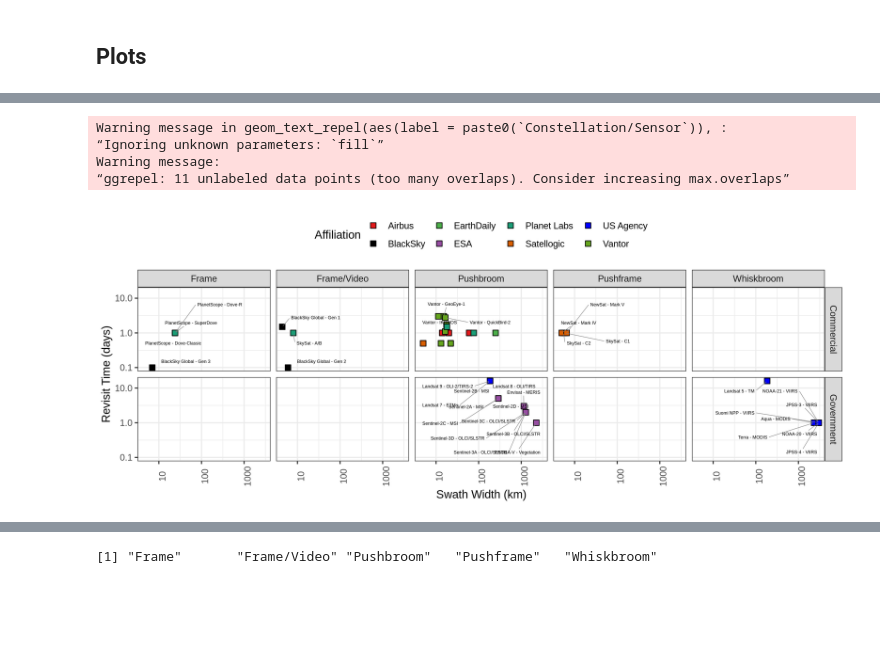
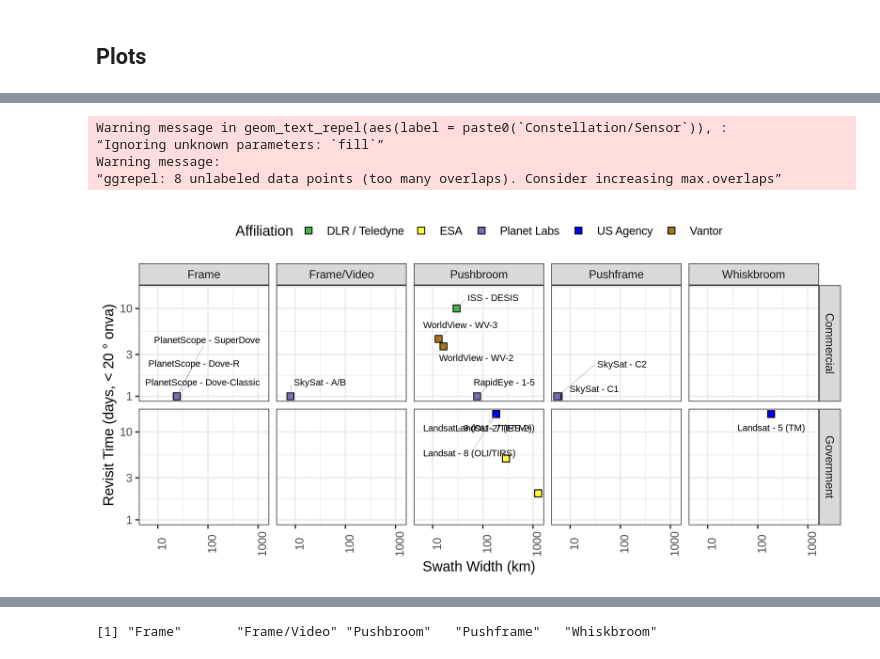
Before and after one commit to pahbs/csda_summaries, a Jupyter notebook: notebooks/csda_specs_multispec_smry.ipynb, the cells around one changed output, grey strips where cells are left out. Cells and saved outputs as stored; diff of their text form; code cells hidden in the pictures; blank space fills up the shorter version.

```diff
--- a/notebooks/csda_specs_multispec_smry.ipynb
+++ b/notebooks/csda_specs_multispec_smry.ipynb
@@ -133,8 +137,8 @@ summary_table <- df %>%
   # Combine Sensor/Generation and Constellation
   mutate(`Constellation/Sensor` = paste(`Constellation`,`Sensor Name`, sep = " - ")) %>%
   # Select the columns we want to summarize
-  select(`Constellation/Sensor`, `Affiliation`, `Sector`, `Launch Date`, `End Date`,
-         `Revisit Time (days)`,
+  select(`Constellation/Sensor`, `Affiliation`,`Constellation`, `Sector`, `Launch Date`, `End Date`,
+         `Revisit Time (days, < 20 ° onva)`,
          `Swath Width (km)`,
          `Scanner Type`,
          `MS GSD Nadir (m)`,
@@ -168,16 +172,24 @@ markdown_table <- kable(summary_table, format = "markdown")
 # %%
 # Define your custom order (replace with your desired order)
 custom_order_affiliation_list <- c('US Agency','ESA','Airbus','Satellogic','BlackSky','Planet Labs','Vantor','EarthDaily')
+custom_order_affiliation_list <- c('US Agency','ESA','Planet Labs','Vantor','DLR / Teledyne') # Pilot Projects
+
+custom_order_constellation_list <- c('Landsat','Sentinel','WorldView','PlanetScope','RapidEye','SkySat','ISS') # Pilot Projects
 
 # Define the platforms that you dont want to see (easier than specifying what you DO want to see?)
 #custom_remove_platform_list <- c('SkySat','Pelican') # TODO --- work this in below
 custom_remove_platform_list <- c('Pelican')
 custom_remove_platform_regex <- paste0(custom_remove_platform_list, collapse = "|")
+
+custom_remove_sensor_list <- c('WorldView - WV-1', 'WorldView - WV-4')
+custom_remove_sensor_regex <- paste0(custom_remove_sensor_list, collapse = "|")
 # %%
 summary_table_subset = summary_table %>%
                 #filter(!is.na(Sector)) %>%
                 filter(`Affiliation` %in% custom_order_affiliation_list) %>%
-                filter(!grepl(custom_remove_platform_regex, `Constellation/Sensor`)) %>%
+                filter(`Constellation` %in% custom_order_constellation_list) %>%
+                filter(!grepl(custom_remove_platform_regex, `Constellation`)) %>%
+                filter(!grepl(custom_remove_sensor_regex, `Constellation/Sensor`)) %>%
                 # filter( (Affiliation == 'Planet Labs')
                 #        | (Affiliation == 'Maxar')
                 #        | (Affiliation == 'Airbus')
@@ -568,44 +614,44 @@ df_unique_labels
 # %%
-options(repr.plot.width = 10, repr.plot.height = 4, repr.plot.res = 300)
+options(repr.plot.width = 8, repr.plot.height = 4, repr.plot.res = 300)
 
 # Create a dataset with one label per unique position
 df_unique_labels <- summary_table_subset %>%
   group_by(`Constellation/Sensor`,`Swath Width (km)`, `MS GSD Nadir (m)`) %>%
   slice(1) %>%  # Take first row from each group
   ungroup()  %>%
   mutate(Sector = as.character(Sector),
          `Scanner Type` = as.character(`Scanner Type`))
 
-ggplot(summary_table_subset , aes(x=`Swath Width (km)`, y=`Revisit Time (days)`, fill=`Affiliation`)) +
+ggplot(summary_table_subset , aes(x=`Swath Width (km)`, y=`Revisit Time (days, < 20 ° onva)`, fill=`Affiliation`)) +
     geom_point(size=2.5, shape=22, color='black',alpha=1) +
     geom_text_repel(
         #data = df_unique_labels,  # Use the filtered dataset for labels
         aes(label=paste0(`Constellation/Sensor`)),
-        size=1.5, color='black',
+        size=2.5, color='black',
         show.legend = FALSE,
         box.padding = 0.5,
         point.padding = 0.03,
         segment.color = 'grey50',
-        segment.size = 0.2,
-        max.overlaps = 20, #Inf
-        seed = 42, fill='NA', alpha=1
+        segment.size = 0.1,
+        max.overlaps = 5, #Inf
+        seed = 13, fill='NA', alpha=1
     ) +
     scale_fill_manual(values=color_dict) + #scale_color_manual(values=company_colors) +
     scale_x_log10() +
     scale_y_log10() +
     theme_bw() +
     theme(axis.text.x = element_text(angle=90), legend.position = 'top') +
     # facet_wrap(~`Scanner Type`, nrow=1) + labs(y = 'Revisit Time\n(days)'
     #                                        , caption=CAPTION_TEXT
     #                                       , title=MAIN_TITLE)
 facet_grid(Sector ~ `Scanner Type`)
 #facet_grid(`Satellite.Type`~`Scanner.Type`)
 # %% [output]
 Warning message in geom_text_repel(aes(label = paste0(`Constellation/Sensor`)), :
 “Ignoring unknown parameters: `fill`”
 Warning message:
-“ggrepel: 11 unlabeled data points (too many overlaps). Consider increasing max.overlaps”
+“ggrepel: 8 unlabeled data points (too many overlaps). Consider increasing max.overlaps”
-[figure, old version]
+[figure, new version]
 # %%
 options(repr.plot.width = 10, repr.plot.height = 6, repr.plot.res = 300)
 
```
Also changed, not shown: parts of 24 cells of this notebook, 5 other files.
